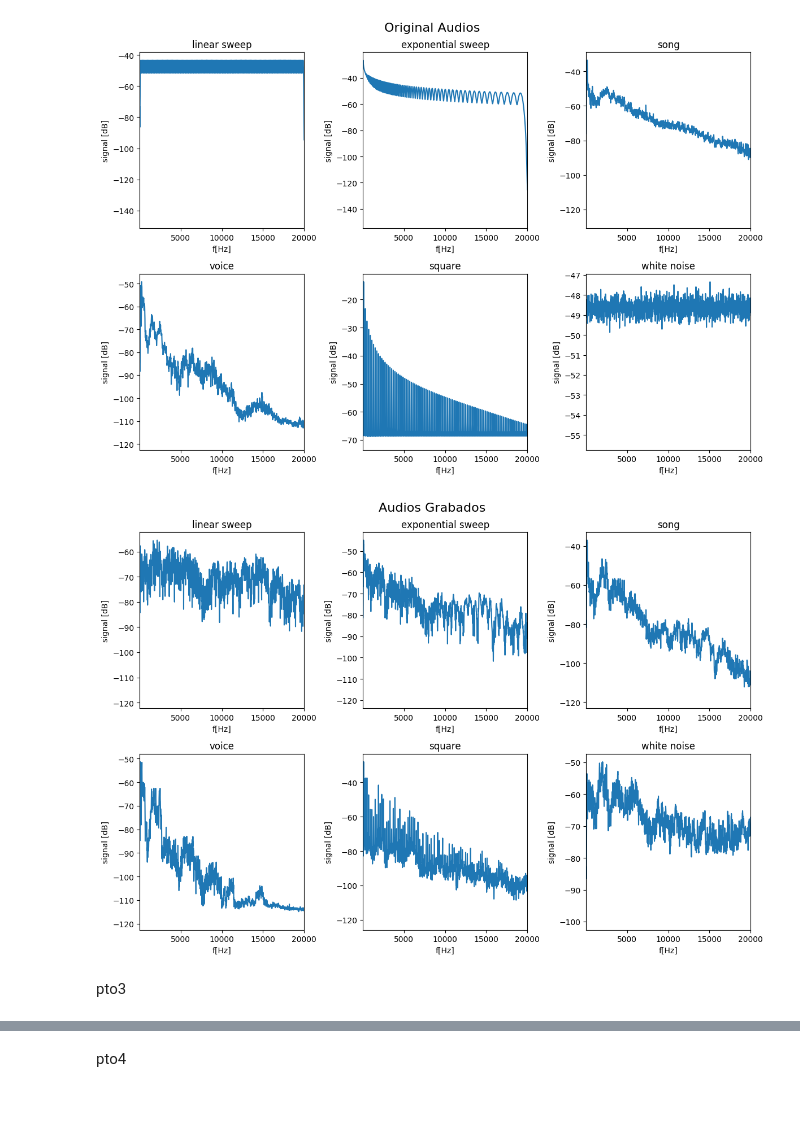
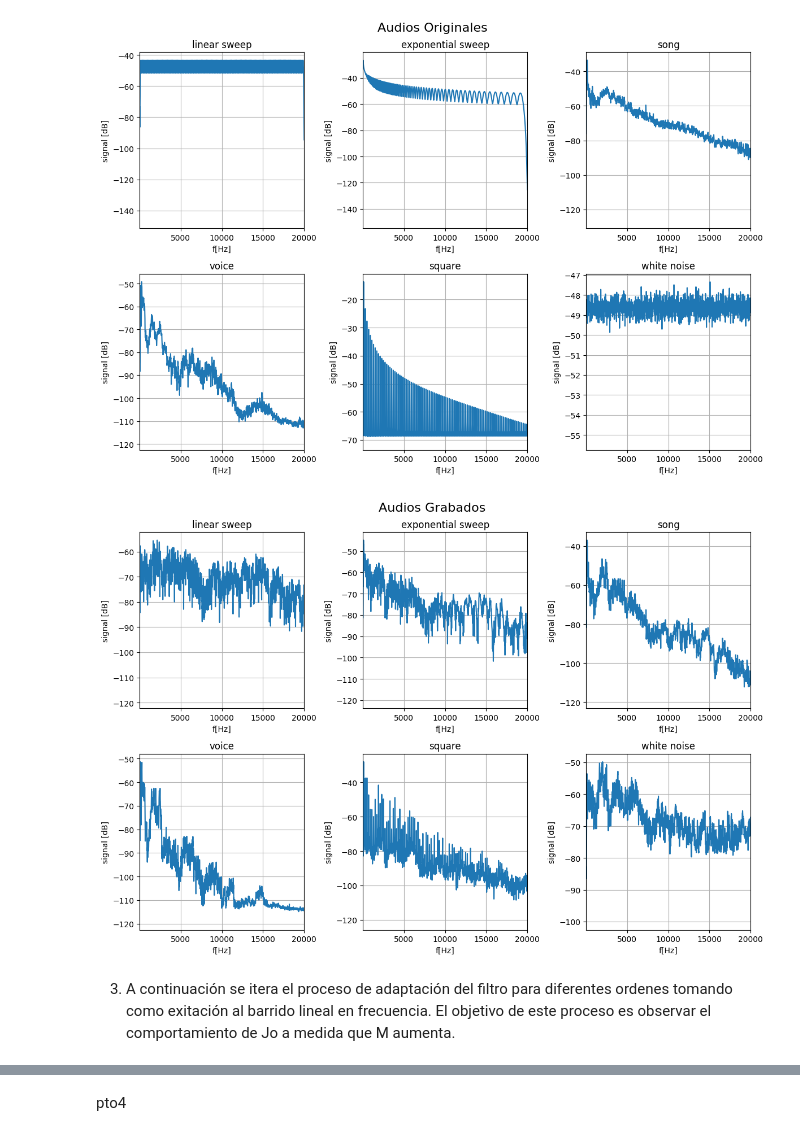
Before and after one commit to JBatRey/Procesamiento-Adaptativo-de-Se-ales-Aleatorias, a Jupyter notebook: TP2/tp2_main.ipynb, the cells around one changed output, grey strips where cells are left out. Cells and saved outputs as stored; diff of their text form; code cells hidden in the pictures; blank space fills up the shorter version.

```diff
--- a/TP2/tp2_main.ipynb
+++ b/TP2/tp2_main.ipynb
@@ -59,63 +67,63 @@ labels = ['linear sweep', 'exponential sweep', 'song', 'voice', 'square', 'white
 # %%
 
 fig, axs = plt.subplots(2, 3, figsize=(12, 8))
 
 # Iterate over the subplots and plot data in each one
 for i in range(6):
     row = i // 3  # Calculate the row index (0 or 1)
     col = i % 3   # Calculate the column index (0, 1, or 2)
 
     audio_original, audio_grabado = read_audios(og[i], rec[i])
     f, Pxx_den = welch(audio_original, fs=48000, window='parzen', nperseg=6000, noverlap=3000, detrend='constant', return_onesided=True, scaling='density')
     plt.xlim(20,20000)
     # Plot data in the corresponding subplot
     axs[row, col].plot(f, 10*np.log10(Pxx_den))
 
     # Customize subplot labels, titles, etc., as needed
     axs[row, col].set_xlabel('f[Hz]')
     axs[row, col].set_ylabel('signal [dB]')
     axs[row, col].set_title(labels[i])
     axs[row, col].set_xlim(20,20000)
+    axs[row, col].grid(which='both')
 
 # Adjust layout and spacing
 plt.tight_layout()
 fig.suptitle('Audios Originales', fontsize=16,  y=1.02)
 
 
 # Show the plot
 plt.show()
+
+fig, axs = plt.subplots(2, 3, figsize=(12, 8))
+
+# Iterate over the subplots and plot data in each one
+for i in range(6):
+    row = i // 3  # Calculate the row index (0 or 1)
+    col = i % 3   # Calculate the column index (0, 1, or 2)
+
+    audio_original, audio_grabado = read_audios(og[i], rec[i])
+    f, Pxx_den = welch(audio_grabado, fs=48000, window='parzen', nperseg=6000, noverlap=3000, detrend='constant', return_onesided=True, scaling='density')
+    plt.xlim(20,20000)
+    # Plot data in the corresponding subplot
+    axs[row, col].plot(f, 10*np.log10(Pxx_den))
+
+    # Customize subplot labels, titles, etc., as needed
+    axs[row, col].set_xlabel('f[Hz]')
+    axs[row, col].set_ylabel('signal [dB]')
+    axs[row, col].set_title(labels[i])
+    axs[row, col].set_xlim(20,20000)
+    axs[row, col].grid(which='both')
+
+# Adjust layout and spacing
+plt.tight_layout()
+fig.suptitle('Audios Grabados', fontsize=16,  y=1.02)
+# Show the plot
+plt.show()
 # %% [output]
-[figure, old version]
+[figure, new version]
+[figure, added]
-# %%
-
-fig, axs = plt.subplots(2, 3, figsize=(12, 8))
-
-# Iterate over the subplots and plot data in each one
-for i in range(6):
-    row = i // 3  # Calculate the row index (0 or 1)
-    col = i % 3   # Calculate the column index (0, 1, or 2)
-
-    audio_original, audio_grabado = read_audios(og[i], rec[i])
-    f, Pxx_den = welch(audio_grabado, fs=48000, window='parzen', nperseg=6000, noverlap=3000, detrend='constant', return_onesided=True, scaling='density')
-    plt.xlim(20,20000)
-    # Plot data in the corresponding subplot
-    axs[row, col].plot(f, 10*np.log10(Pxx_den))
-
-    # Customize subplot labels, titles, etc., as needed
-    axs[row, col].set_xlabel('f[Hz]')
-    axs[row, col].set_ylabel('signal [dB]')
-    axs[row, col].set_title(labels[i])
-    axs[row, col].set_xlim(20,20000)
-
-# Adjust layout and spacing
-plt.tight_layout()
-fig.suptitle('Audios Grabados', fontsize=16,  y=1.02)
-# Show the plot
-plt.show()
-# %% [output]
-[figure, removed]
-# %% [markdown]
-pto3
+# %% [markdown]
+3. A continuación se itera el proceso de adaptación del filtro para diferentes ordenes tomando como exitación al barrido lineal en frecuencia. El objetivo de este proceso es observar el comportamiento de Jo a medida que M aumenta.
 # %%
 audio_original, audio_grabado = read_audios(og[0], rec[0])
 delay_samples = calc_delay(audio_original, audio_grabado)
```
Also changed, not shown: parts of 11 cells of this notebook, 13 other files.
